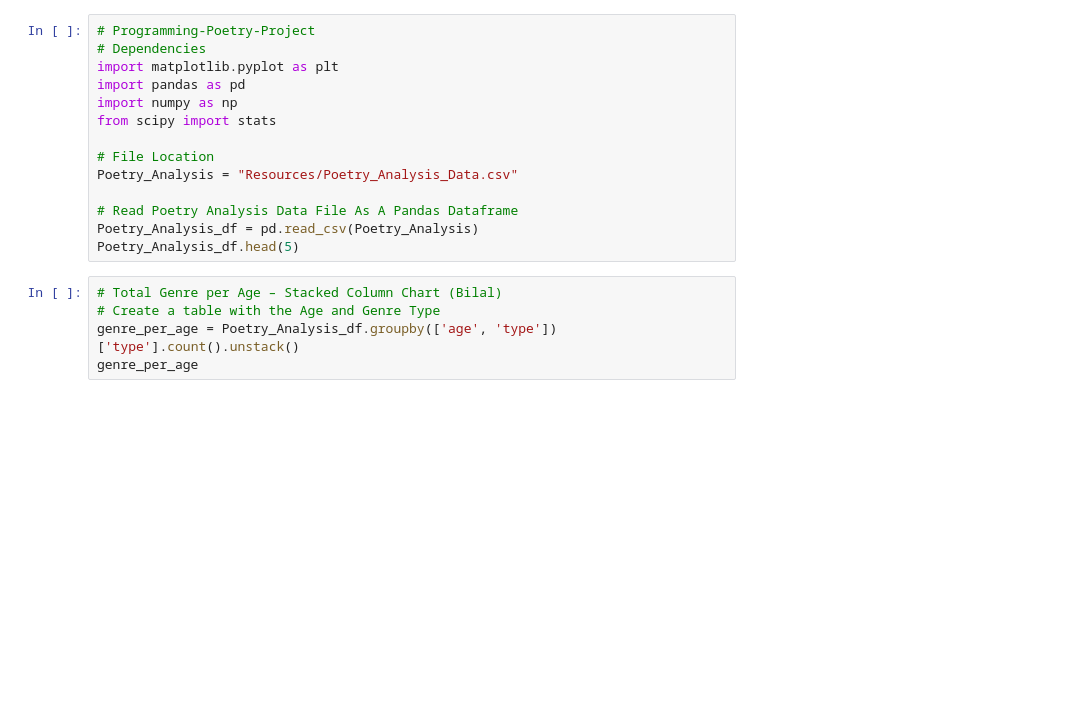
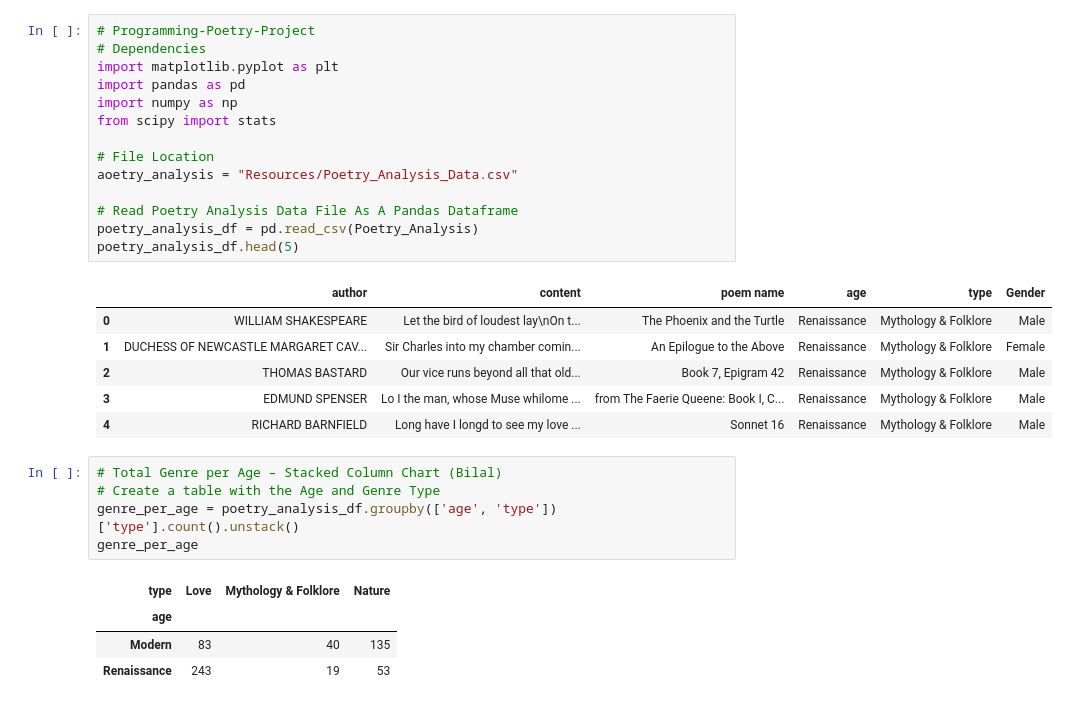
Before and after one commit to NebulaCrasher/Programming-Poetry-Analysis, a Jupyter notebook: main.ipynb, the cells around one changed output. Saved outputs shown, nothing was run; the diff lists cells and outputs as text; blank space fills up the shorter version.

```diff
--- a/main.ipynb
+++ b/main.ipynb
@@ -1,22 +1,34 @@
 # %%
 # Programming-Poetry-Project
 # Dependencies
 import matplotlib.pyplot as plt
 import pandas as pd
 import numpy as np
 from scipy import stats
 
 # File Location
-Poetry_Analysis = "Resources/Poetry_Analysis_Data.csv"
+aoetry_analysis = "Resources/Poetry_Analysis_Data.csv"
 
 # Read Poetry Analysis Data File As A Pandas Dataframe
-Poetry_Analysis_df = pd.read_csv(Poetry_Analysis)
-Poetry_Analysis_df.head(5)
+poetry_analysis_df = pd.read_csv(Poetry_Analysis)
+poetry_analysis_df.head(5)
+# %% [output]
+|  | author | content | poem name | age | type | Gender |
+| 0 | WILLIAM SHAKESPEARE | Let the bird of loudest lay\nOn t... | The Phoenix and the Turtle | Renaissance | Mythology & Folklore | Male |
+| 1 | DUCHESS OF NEWCASTLE MARGARET CAV... | Sir Charles into my chamber comin... | An Epilogue to the Above | Renaissance | Mythology & Folklore | Female |
+| 2 | THOMAS BASTARD | Our vice runs beyond all that old... | Book 7, Epigram 42 | Renaissance | Mythology & Folklore | Male |
+| 3 | EDMUND SPENSER | Lo I the man, whose Muse whilome ... | from The Faerie Queene: Book I, C... | Renaissance | Mythology & Folklore | Male |
+| 4 | RICHARD BARNFIELD | Long have I longd to see my love ... | Sonnet 16 | Renaissance | Mythology & Folklore | Male |
 # %%
 # Total Genre per Age – Stacked Column Chart (Bilal)
 # Create a table with the Age and Genre Type
-genre_per_age = Poetry_Analysis_df.groupby(['age', 'type'])['type'].count().unstack()
+genre_per_age = poetry_analysis_df.groupby(['age', 'type'])['type'].count().unstack()
 genre_per_age
+# %% [output]
+| type | Love | Mythology & Folklore | Nature |
+| age |  |  |  |
+| Modern | 83 | 40 | 135 |
+| Renaissance | 243 | 19 | 53 |
 # %%
 # Create a Stacked Column Chart with the table created with groupby from above
 genre_per_age.plot(kind='bar', stacked=True, rot=20, alpha=0.8)
```
Also changed, not shown: parts of 4 cells of this notebook, 1 other file.
